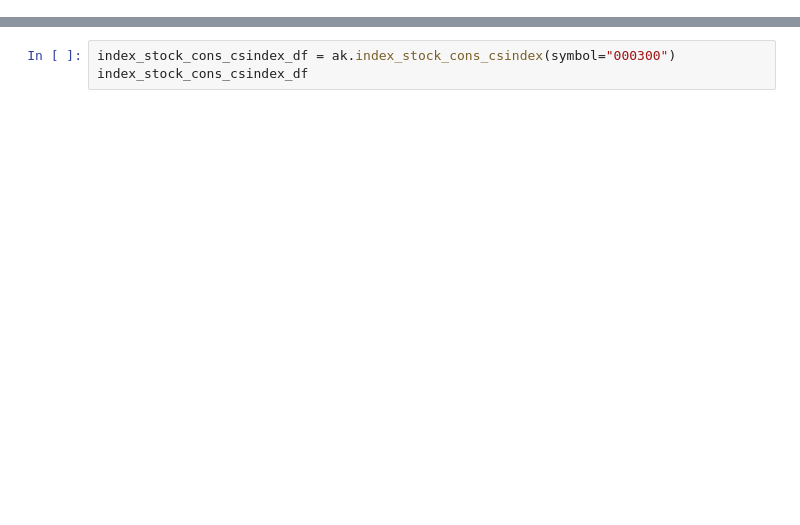
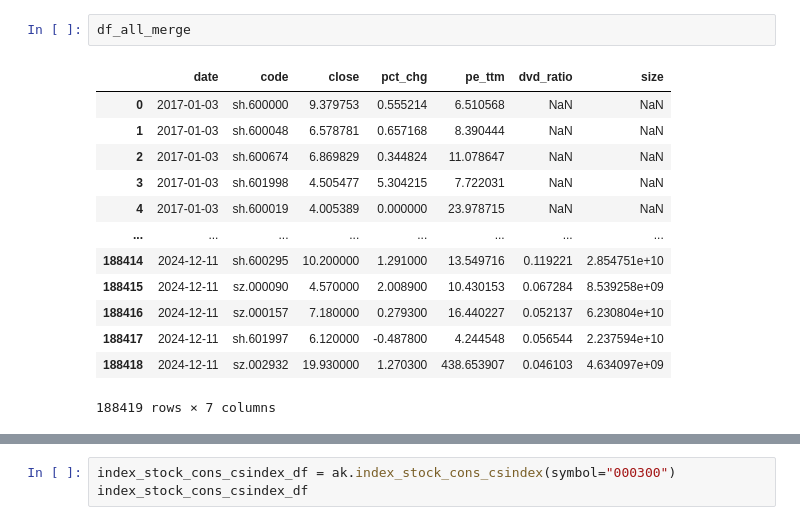
Before and after one commit to lostlau/quant_research, a Jupyter notebook: factor_invest_922.ipynb, the cells around one changed output, grey strips where cells are left out. Drawn from its saved outputs; the diff is of its cells as text; blank space fills up the shorter version.

```diff
--- a/factor_invest_922.ipynb
+++ b/factor_invest_922.ipynb
@@ -6,0 +245,16 @@ from utils import get_index_components, get_csindex_components
+# %%
+df_all_merge
+# %% [output]
+|  | date | code | close | pct_chg | pe_ttm | dvd_ratio | size |
+| 0 | 2017-01-03 | sh.600000 | 9.379753 | 0.555214 | 6.510568 | NaN | NaN |
+| 1 | 2017-01-03 | sh.600048 | 6.578781 | 0.657168 | 8.390444 | NaN | NaN |
+| 2 | 2017-01-03 | sh.600674 | 6.869829 | 0.344824 | 11.078647 | NaN | NaN |
+| 3 | 2017-01-03 | sh.601998 | 4.505477 | 5.304215 | 7.722031 | NaN | NaN |
+| 4 | 2017-01-03 | sh.600019 | 4.005389 | 0.000000 | 23.978715 | NaN | NaN |
+| ... | ... | ... | ... | ... | ... | ... | ... |
+| 188414 | 2024-12-11 | sh.600295 | 10.200000 | 1.291000 | 13.549716 | 0.119221 | 2.854751e+10 |
+| 188415 | 2024-12-11 | sz.000090 | 4.570000 | 2.008900 | 10.430153 | 0.067284 | 8.539258e+09 |
+| 188416 | 2024-12-11 | sz.000157 | 7.180000 | 0.279300 | 16.440227 | 0.052137 | 6.230804e+10 |
+| 188417 | 2024-12-11 | sh.601997 | 6.120000 | -0.487800 | 4.244548 | 0.056544 | 2.237594e+10 |
+| 188418 | 2024-12-11 | sz.002932 | 19.930000 | 1.270300 | 438.653907 | 0.046103 | 4.634097e+09 |
+188419 rows × 7 columns
```
Also changed, not shown: parts of 25 cells of this notebook, 1 other file.
